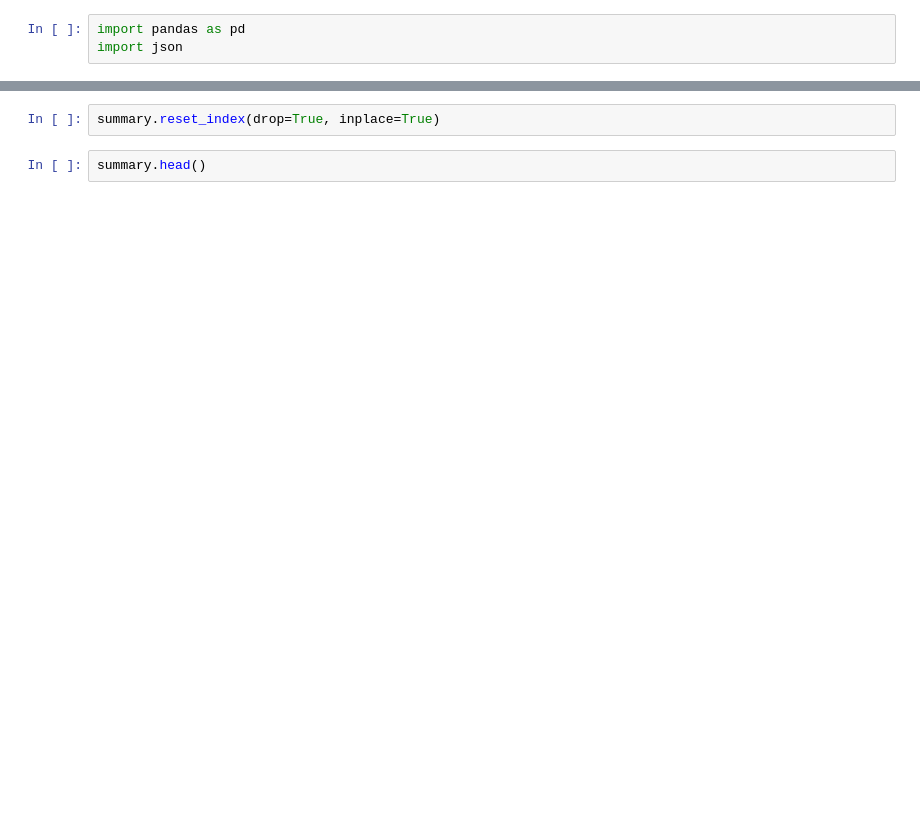
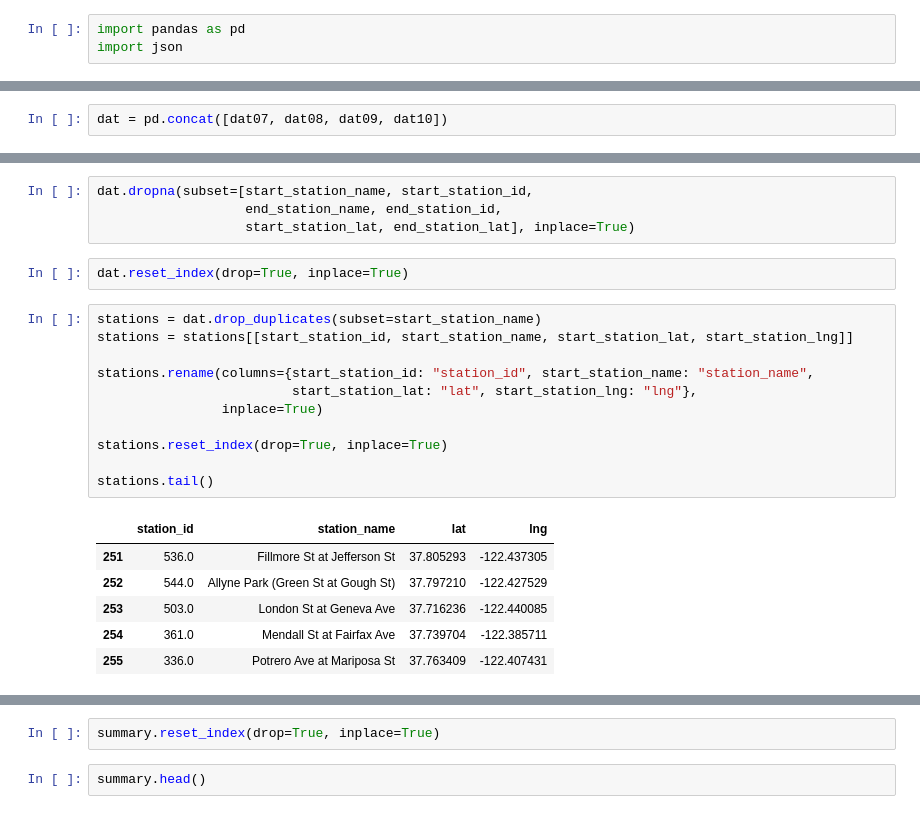
Before and after one commit to makwingchi/capital-bikeshare-heatmap, a Jupyter notebook: bikeshare_geojson_generation.ipynb, the cells around one changed output, grey strips where cells are left out. Cells and saved outputs as stored; diff of their text form; blank space fills up the shorter version.

```diff
--- a/bikeshare_geojson_generation.ipynb
+++ b/bikeshare_geojson_generation.ipynb
@@ -4 +16,3 @@ import json
+# %%
+dat = pd.concat([dat07, dat08, dat09, dat10])
 # %%
@@ -6,0 +48,24 @@ stations = pd.read_csv("stations.csv")
+# %%
+dat.dropna(subset=[start_station_name, start_station_id,
+                   end_station_name, end_station_id,
+                   start_station_lat, end_station_lat], inplace=True)
+# %%
+dat.reset_index(drop=True, inplace=True)
+# %%
+stations = dat.drop_duplicates(subset=start_station_name)
+stations = stations[[start_station_id, start_station_name, start_station_lat, start_station_lng]]
+
+stations.rename(columns={start_station_id: "station_id", start_station_name: "station_name",
+                         start_station_lat: "lat", start_station_lng: "lng"},
+                inplace=True)
+
+stations.reset_index(drop=True, inplace=True)
+
+stations.tail()
+# %% [output]
+|  | station_id | station_name | lat | lng |
+| 251 | 536.0 | Fillmore St at Jefferson St | 37.805293 | -122.437305 |
+| 252 | 544.0 | Allyne Park (Green St at Gough St) | 37.797210 | -122.427529 |
+| 253 | 503.0 | London St at Geneva Ave | 37.716236 | -122.440085 |
+| 254 | 361.0 | Mendall St at Fairfax Ave | 37.739704 | -122.385711 |
+| 255 | 336.0 | Potrero Ave at Mariposa St | 37.763409 | -122.407431 |
```
Also changed, not shown: parts of 14 cells of this notebook, 17 other files.
